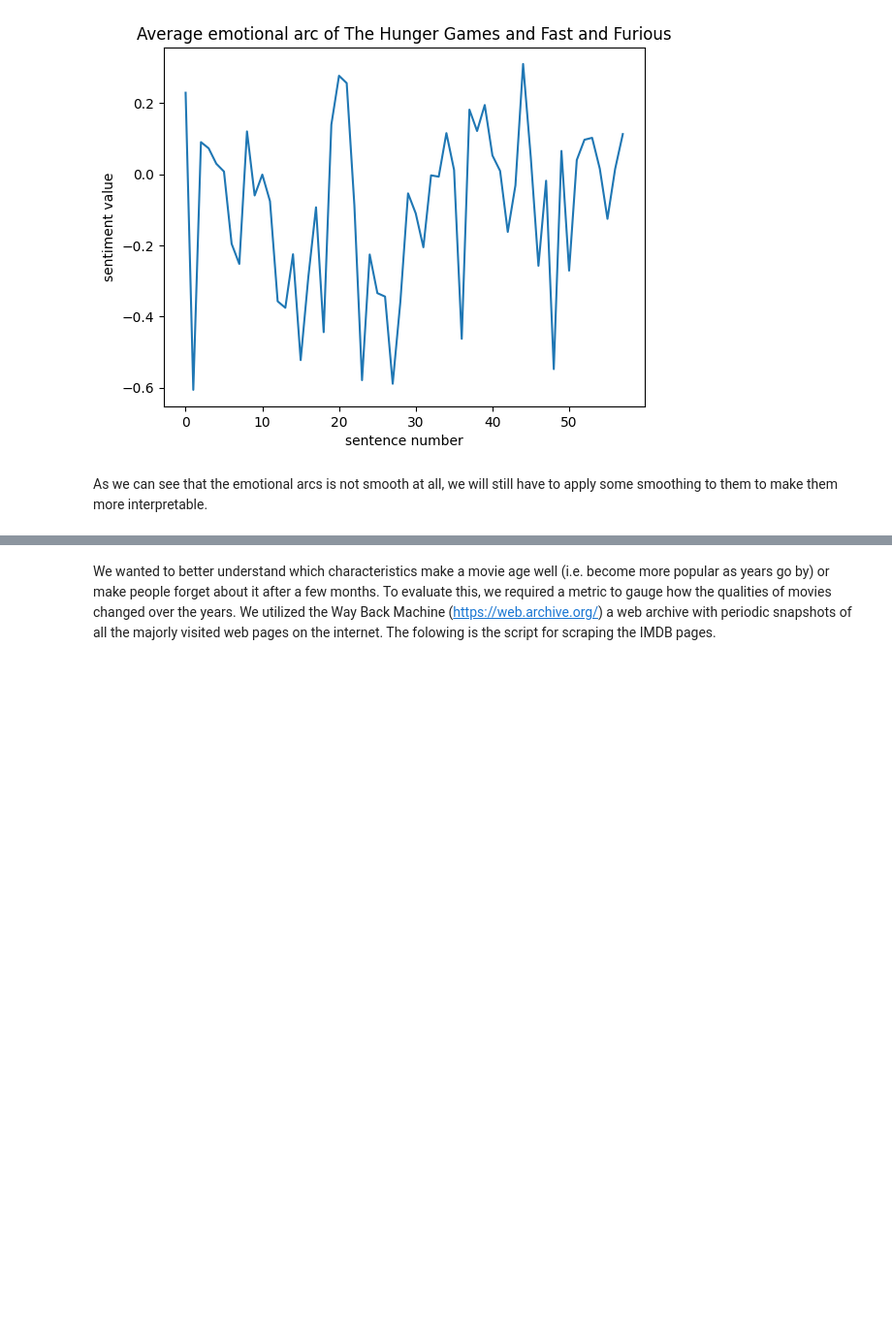
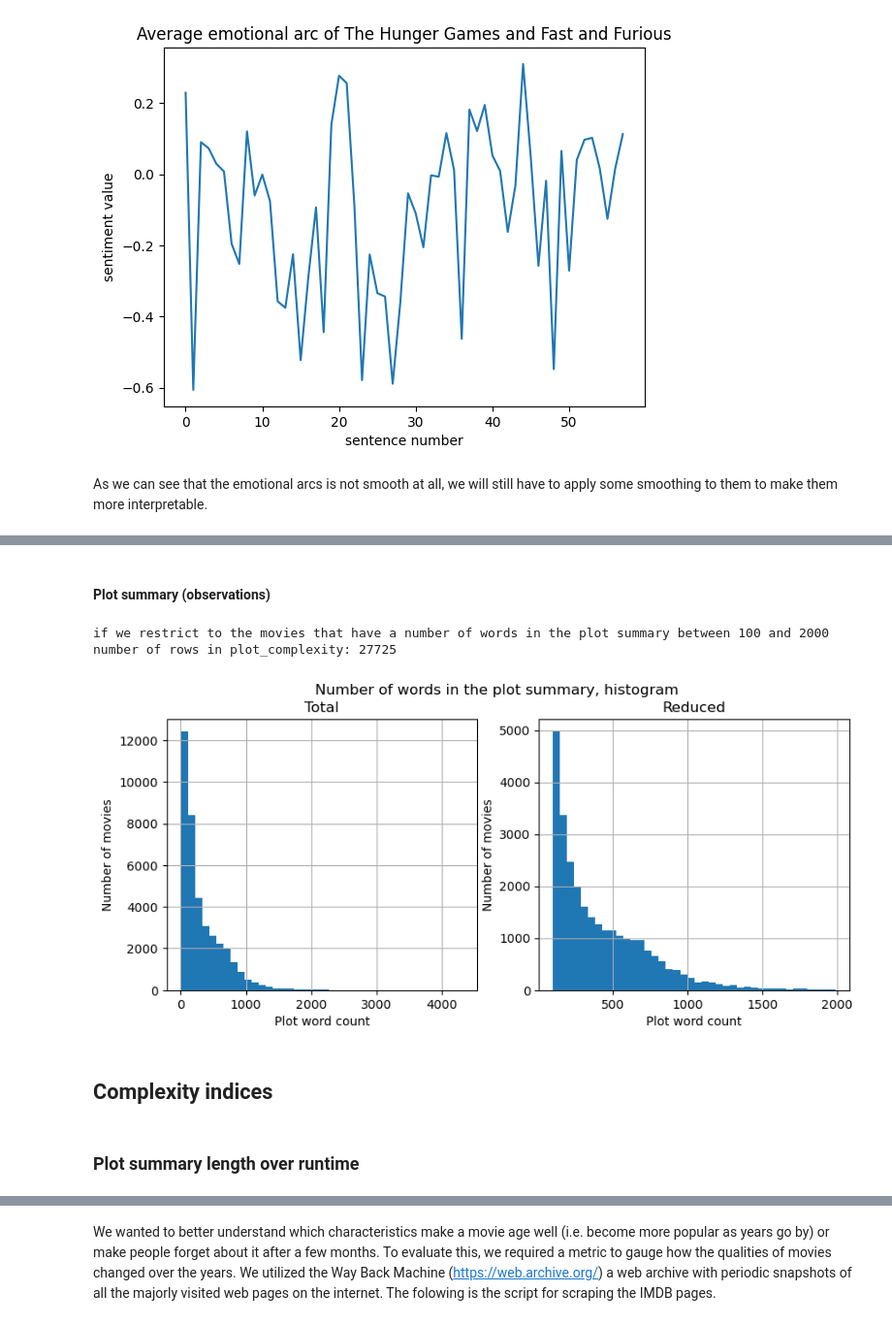
Before and after one commit to epfl-ada/ada-2023-project-msosm, a Jupyter notebook: main.ipynb, the cells around one changed output, grey strips where cells are left out. Shown at 97% size. Drawn from its saved outputs; the diff is of its cells as text; code cells hidden in the pictures; blank space fills up the shorter version.

```diff
--- a/main.ipynb
+++ b/main.ipynb
@@ -516,0 +607,29 @@ As we can see that the emotional arcs is not smooth at all, we will still have t
+# %% [markdown]
+#### Plot summary (observations)
+# %%
+lower_plot = 100
+upper_plot = 2000
+print('if we restrict to the movies that have a number of words in the plot summary between {} and {}'.format(lower_plot, upper_plot))
+print('number of rows in plot_complexity:', plot_complexity[(plot_complexity['plot_word_count'] > lower_plot) & (plot_complexity['plot_word_count'] < upper_plot)].shape[0])
+
+plt.figure(figsize=(10, 4))
+plt.subplot(1, 2, 1)
+plot_complexity['plot_word_count'].dropna().hist(bins = 40, log=False)
+plt.xlabel('Plot word count')
+plt.ylabel('Number of movies')
+plt.title('Total');
+plt.subplot(1, 2, 2)
+plot_complexity[(plot_complexity['plot_word_count'] > lower_plot) & (plot_complexity['plot_word_count'] < upper_plot)]['plot_word_count'].dropna().hist(bins = 40, log=False)
+plt.xlabel('Plot word count')
+plt.ylabel('Number of movies')
+plt.title('Reduced')
+plt.suptitle('Number of words in the plot summary, histogram')
+plt.show()
+# %% [output]
+if we restrict to the movies that have a number of words in the plot summary between 100 and 2000
+number of rows in plot_complexity: 27725
+[figure, added]
+# %% [markdown]
+## Complexity indices
+# %% [markdown]
+### Plot summary length over runtime
```
Also changed, not shown: parts of 51 cells of this notebook.
